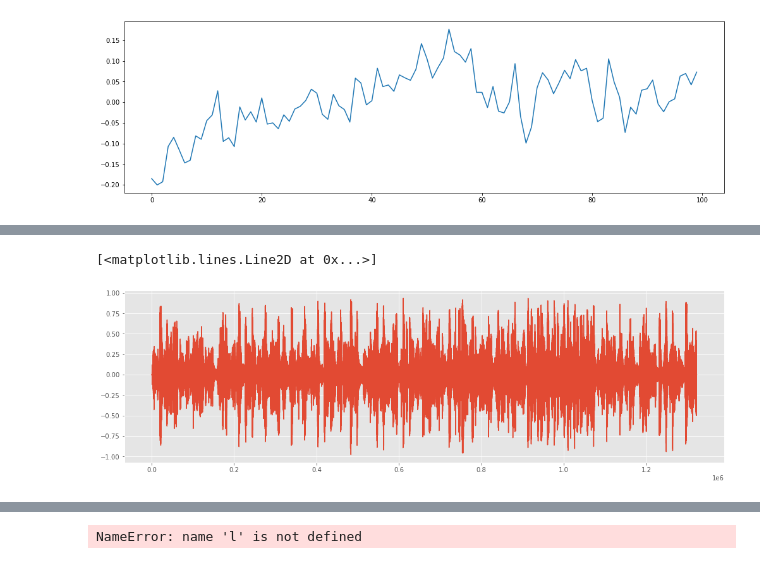
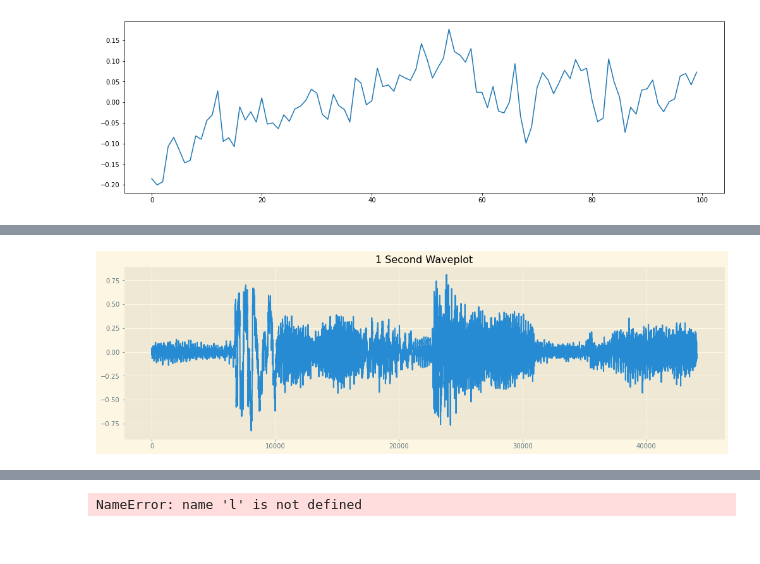
Before and after one commit to atsai24/music_audio_analysis, a Jupyter notebook: audio_data_pipeline.ipynb, the cells around one changed output, grey strips where cells are left out. Saved outputs shown, nothing was run; the diff lists cells and outputs as text; code cells hidden in the pictures.

```diff
--- a/audio_data_pipeline.ipynb
+++ b/audio_data_pipeline.ipynb
@@ -144,5 +139,6 @@ plt.plot(x[3000:5000])
-# %%
-plt.plot(x)
-# %% [output]
-[<matplotlib.lines.Line2D at 0x...>]
-[figure, removed]
+# %%
+plt.plot(x[5*sr:6*sr])
+plt.title('1 Second Waveplot')
+plt.savefig('img/Waveplot1s', facecolor = 'papayawhip');
+# %% [output]
+[figure, added]
```
Also changed, not shown: parts of 6 cells of this notebook, 2 other files.
